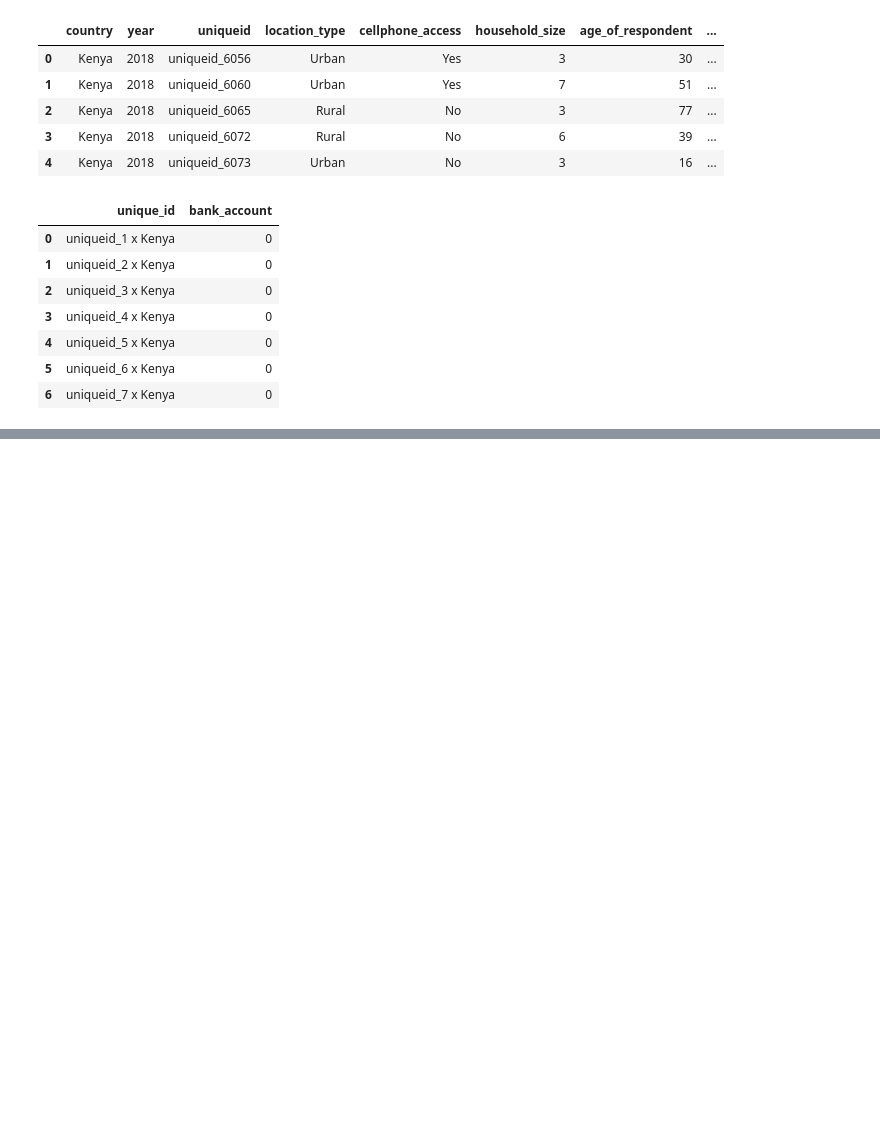
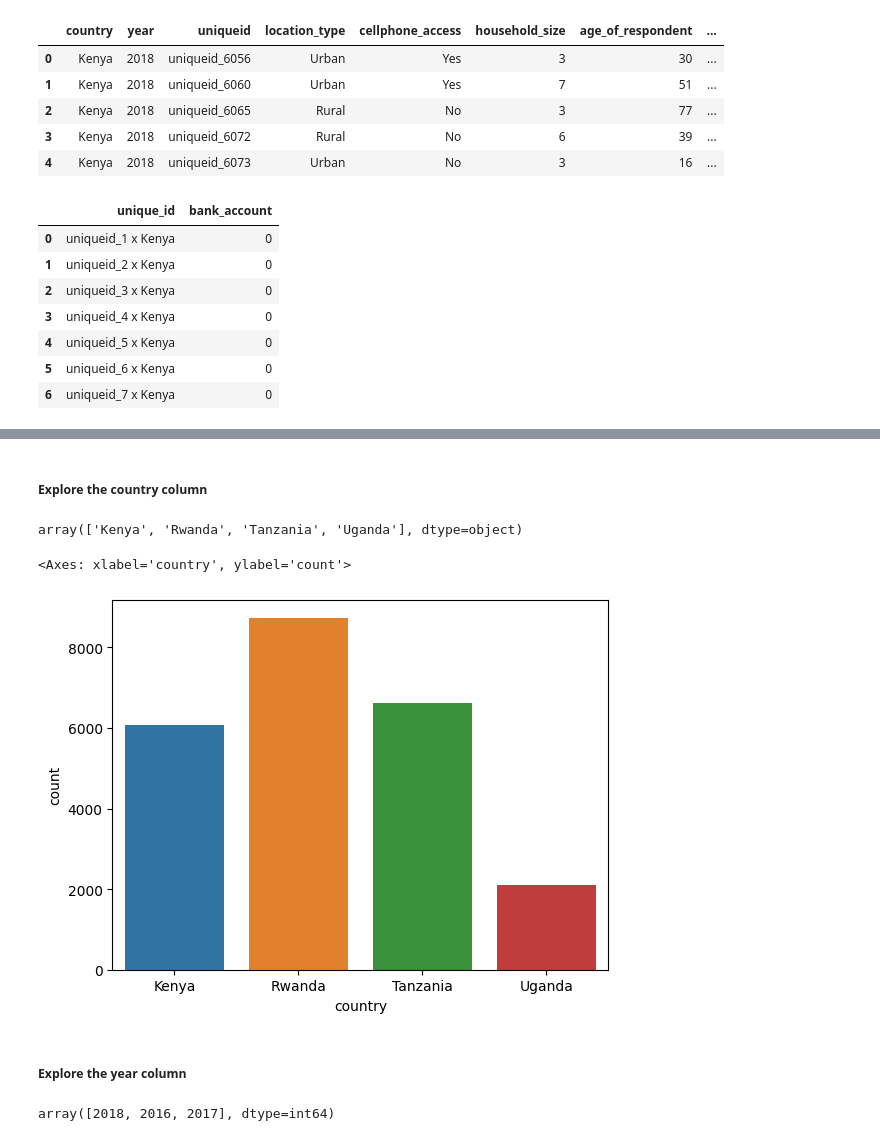
Before and after one commit to Njeri-Gitome/Financial_Inclusion_in_Africa, a Jupyter notebook: financial.ipynb, the cells around one changed output, grey strips where cells are left out. Drawn from its saved outputs; the diff is of its cells as text; code cells hidden in the pictures; blank space fills up the shorter version.

```diff
--- a/financial.ipynb
+++ b/financial.ipynb
@@ -52,0 +105,19 @@ sample.head(7)
+# %% [markdown]
+##### Explore the country column
+# %%
+#Check for the countries involved
+train['country'].unique()
+# %% [output]
+array(['Kenya', 'Rwanda', 'Tanzania', 'Uganda'], dtype=object)
+# %%
+# Explore the country distribution using a countplot for visualization
+sns.countplot(train, x ='country')
+# %% [output]
+<Axes: xlabel='country', ylabel='count'>
+[figure, added]
+# %% [markdown]
+##### Explore the year column
+# %%
+train['year'].unique()
+# %% [output]
+array([2018, 2016, 2017], dtype=int64)
```
Also changed, not shown: parts of 16 cells of this notebook.
